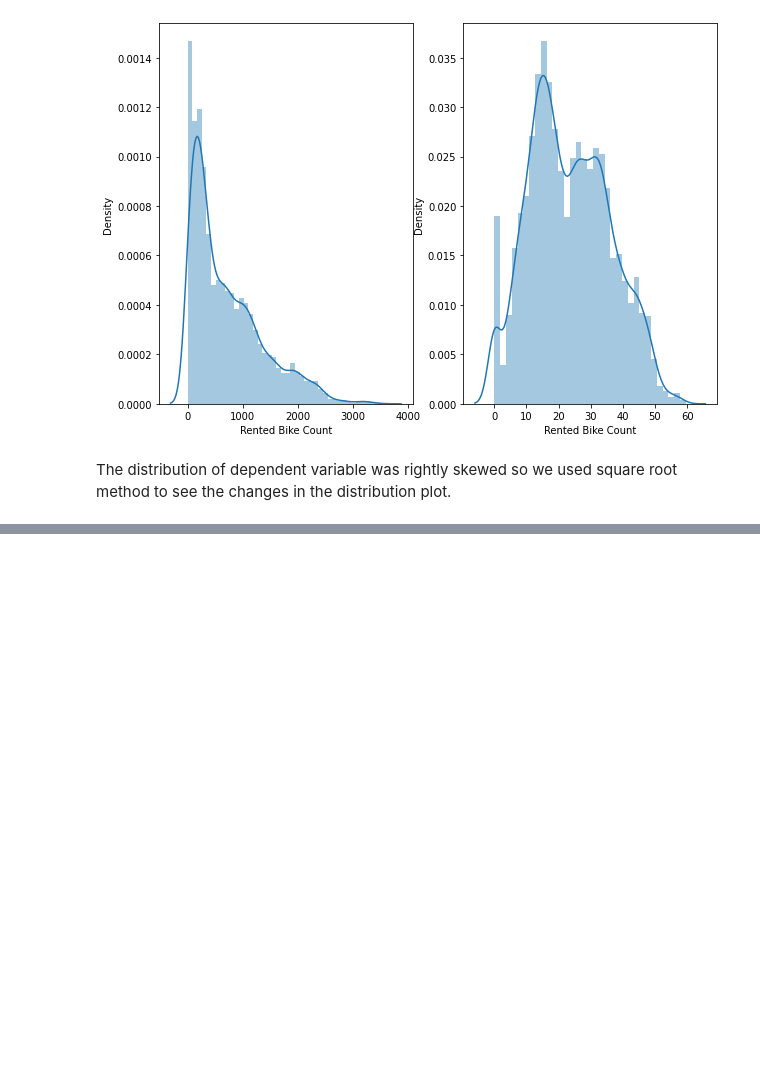
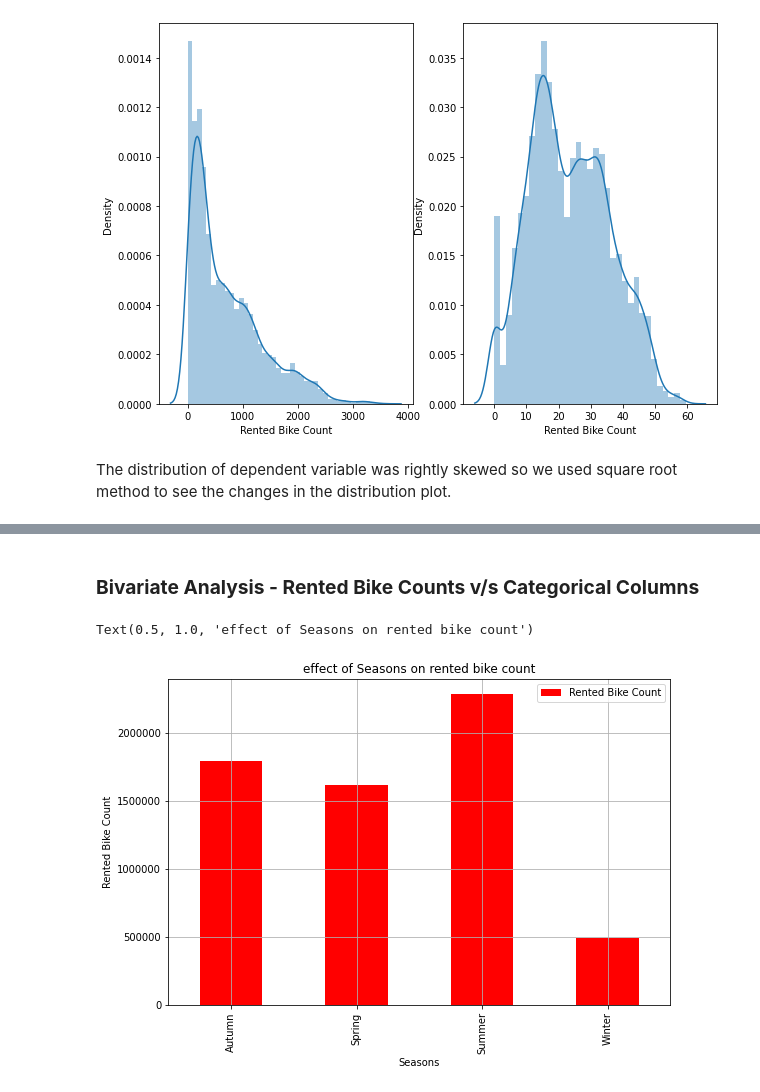
Before and after one commit to PriyankaSejwal/Bike-Sharing-Demand-Prediction, a Jupyter notebook: PriyankaRimo_Bike_Sharing_Demand_Prediction_Capstone_Project.ipynb, the cells around one changed output, grey strips where cells are left out. Saved outputs shown, nothing was run; the diff lists cells and outputs as text; code cells hidden in the pictures; blank space fills up the shorter version.

```diff
--- a/PriyankaRimo_Bike_Sharing_Demand_Prediction_Capstone_Project.ipynb
+++ b/PriyankaRimo_Bike_Sharing_Demand_Prediction_Capstone_Project.ipynb
@@ -162,9 +191,11 @@ The distribution of dependent variable was rightly skewed so we used square root
 df = bike.copy()
 # %%
 # Splitting the Date column into date month and year separately
-df['dates'] = bike['Date'].str.split('/', expand=True)[0].astype('int')
-df['month'] = bike['Date'].str.split('/', expand=True)[1].astype('int')
-df['year'] = bike['Date'].str.split('/', expand=True)[2].astype('int')
+import datetime
+#df['Date']= df['Date'].apply(lambda x: datetime.datetime.strptime(x,"%d/%m/%Y"))
+df['Day'] = pd.DatetimeIndex(bike['Date'], dayfirst=True).day_name()
+df['month'] = pd.DatetimeIndex(bike['Date'], dayfirst=True).month_name()
+df['year'] = pd.DatetimeIndex(bike['Date'], dayfirst=True).year
 # %%
 df.head()
 # %% [output]
@@ -196,3 +207,0 @@ month_dict
-# %%
-# applying the change
-df['Months'] = df['month'].map(month_dict)
@@ -198,0 +212,3 @@ df['Months'] = df['month'].map(month_dict)
+# %%
+# We will now use the Day column to extract whether day is a weekday or a weekend as there can be a difference to observe in the count Bikes getting rented on weekends and weekdays
+df['is_weekend']= df['Day'].apply(lambda x: 1 if x in ['Sunday', 'Saturday'] else 0).astype('category')
@@ -291,0 +244,4 @@ plt.tight_layout()
+# %%
+# Dropping the initial Date columns
+
+df.drop('Date', axis=1, inplace=True)
@@ -291,0 +306,12 @@ plt.tight_layout()
+# %% [markdown]
+### <b>Bivariate Analysis - Rented Bike Counts v/s Categorical Columns<b>
+# %%
+# Rented bike count v/s Seasons
+plt.figure(figsize=(9,6))
+df.groupby('Seasons')['Rented Bike Count'].sum().plot.bar(color='red', grid=True, legend=True)
+plt.ticklabel_format(style='plain', axis='y')
+plt.ylabel('Rented Bike Count')
+plt.title('effect of Seasons on rented bike count')
+# %% [output]
+Text(0.5, 1.0, 'effect of Seasons on rented bike count')
+[figure, added]
```
Also changed, not shown: parts of 89 cells of this notebook.
